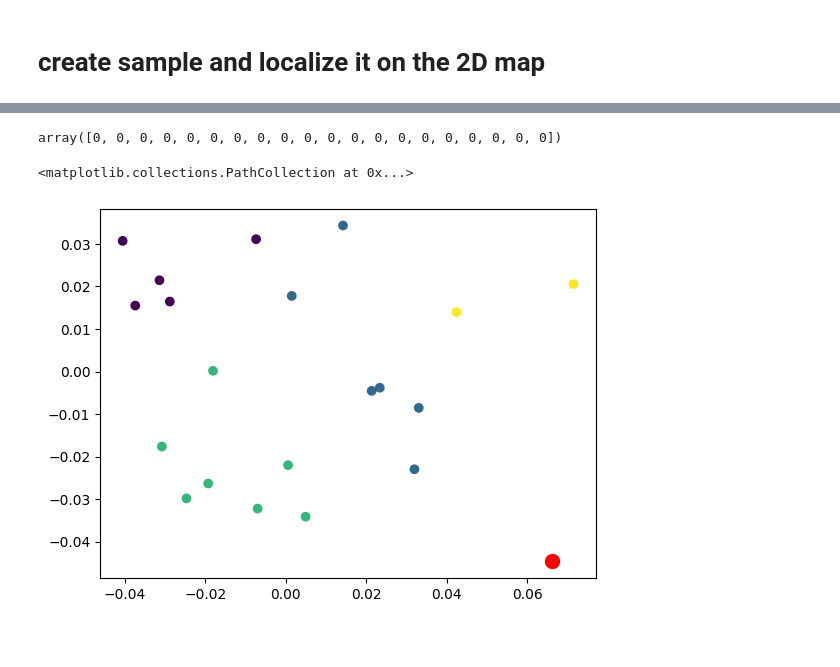
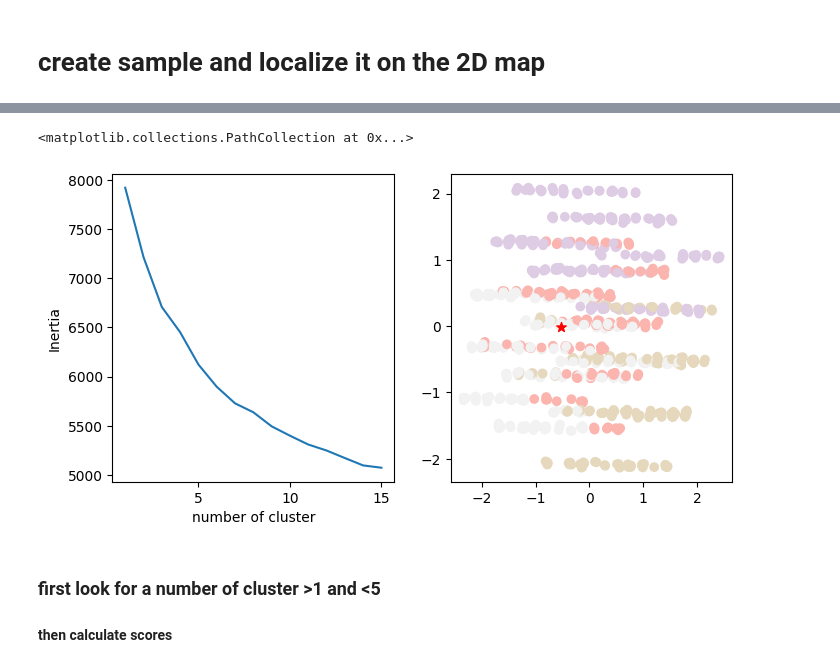
Before and after one commit to RCaz33/Digital_production-line, a Jupyter notebook: test_ml.ipynb, the cells around one changed output, grey strips where cells are left out. Cells and saved outputs as stored; diff of their text form; code cells hidden in the pictures; blank space fills up the shorter version.

```diff
--- a/test_ml.ipynb
+++ b/test_ml.ipynb
@@ -290,5 +245,0 @@ ax[1].scatter(sample_weights[:,0],sample_weights[:,1],c='red',s=50,marker='*')
-# %%
-kmeans = KMeans(n_clusters=5, random_state=0, n_init="auto").fit(data_ready.iloc[:,1:])
-pca = PCA(n_components=5)
-w=pca.fit_transform(data_ready.iloc[:,1:])
-plt.scatter(w[:,0],w[:,1],c=kmeans.labels_, cmap='viridis')
@@ -359,19 +245,0 @@ array([[0.10358911, 0.10636443, 0.09503926, 0.07729556, 0.06205499,
-# %%
-from sklearn.cluster import DBSCAN
-
-
-dbscan = DBSCAN(eps=3, min_samples=2).fit_predict(data)
-
-test = (make_curve().reshape(1, -1))
-# db_group=dbscan.predict(test)
-dbscan
-# %% [output]
-array([0, 0, 0, 0, 0, 0, 0, 0, 0, 0, 0, 0, 0, 0, 0, 0, 0, 0, 0, 0])
-# %%
-import matplotlib.pyplot as plt
-# plt.plot(pca.explained_variance_ratio_.cumsum())
-plt.scatter(w[:,0],w[:,1],c=kmeans.labels_)
-plt.scatter(c[:,0],c[:,1],c='red',s=100)
-# %% [output]
-<matplotlib.collections.PathCollection at 0x...>
-[figure, removed]
@@ -385,0 +246,42 @@ from sklearn.metrics import mutual_info_score, adjusted_rand_score
+# %%
+# sample_name = 'OGD2501-D'
+response = requests.get(f'http://127.0.0.1:8000/analyses/name/{sample_name}', headers=headers)
+sample = pd.DataFrame(response.json())
+sample_UV = pd.DataFrame(sample.loc[sample.Analyse_subname == 'UV','Analyses_data'][0],index=[0])
+sample_RAMAN = pd.DataFrame(sample.loc[sample.Analyse_subname == 'RAMAN','Analyses_data'][1],index=[0])
+# %%
+analysis_UV = pca_UV.transform(sample_UV)
+analysis_RAMAN = pca_RAMAN.transform(sample_RAMAN)
+
+sample_analysis = np.concatenate([analysis_RAMAN,analysis_UV],axis=1)
+sample_ready = pd.merge(pd.DataFrame(sample_analysis, index=[sample_name]),sample_metadata_ready,left_index=True,right_on='Batch_OGD_name').drop(columns='Batch_OGD_name')
+sample_ready.columns = sample_ready.columns.astype(str)
+# %%
+from sklearn.cluster import KMeans
+import numpy as np
+
+import numpy as np
+from sklearn.decomposition import PCA
+pca = PCA(n_components=2)
+weights=pca.fit_transform(data_ready.iloc[:,1:].fillna(0))
+sample_weights = pca.transform(sample_ready)
+inertias=list()
+for i in range(1,16):
+    kmeans = KMeans(n_clusters=i, random_state=0, n_init="auto").fit(data_ready.iloc[:,1:].fillna(0))
+    inertias.append(kmeans.inertia_)
+
+kmeans = KMeans(n_clusters=4, random_state=0, n_init="auto").fit(data_ready.iloc[:,1:].fillna(0))
+
+
+f, ax = plt.subplots(1,2,figsize=(8,4))
+ax[0].plot(range(1,16),inertias)
+ax[0].set_xlabel("number of cluster")
+ax[0].set_ylabel("Inertia")
+ax[1].scatter(weights[:,0],weights[:,1],c=kmeans.labels_,cmap='Pastel1')
+ax[1].scatter(sample_weights[:,0],sample_weights[:,1],c='red',s=50,marker='*')
+# %% [output]
+<matplotlib.collections.PathCollection at 0x...>
+[figure, added]
+# %% [markdown]
+### first look for a number of cluster >1 and <5
+#### then calculate scores
```
Also changed, not shown: parts of 18 cells of this notebook, 17 other files.
